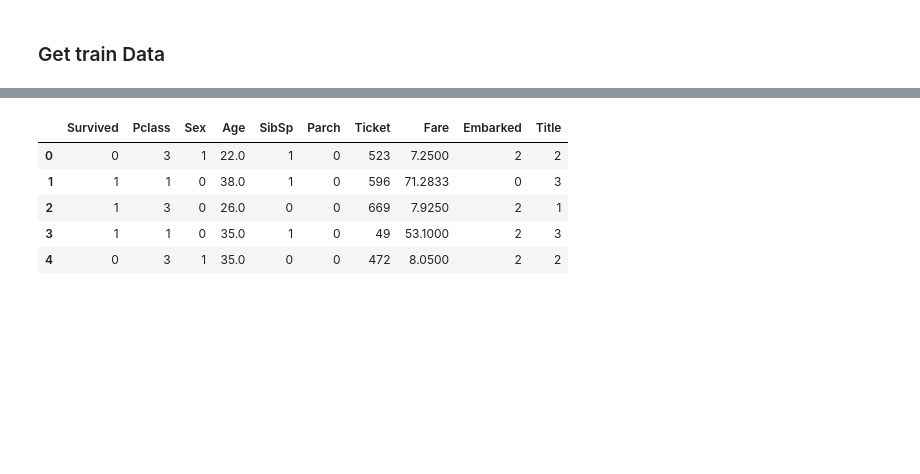
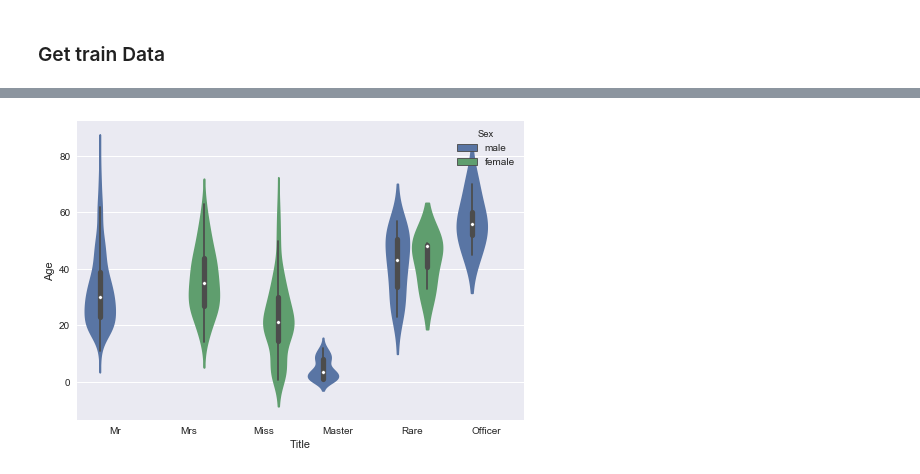
Before and after one commit to jo9k/Titanic, a Jupyter notebook: WorkingSchema.ipynb, the cells around one changed output, grey strips where cells are left out. Saved outputs shown, nothing was run; the diff lists cells and outputs as text; code cells hidden in the pictures; blank space fills up the shorter version.

```diff
--- a/WorkingSchema.ipynb
+++ b/WorkingSchema.ipynb
@@ -81,3 +73,8 @@ test_df = test_df.drop(['Cabin', 'Name'], axis=1)
+# %%
+sns.violinplot(x="Title", y="Age", hue="Sex", data=train_df);
+plt.show()
+# %% [output]
+[figure, added]
 # %%
 #perform imputation!
 #imputation of age with imputer
@@ -92,12 +89,3 @@ train_df['Embarked'] = train_df['Embarked'].fillna(freq_port)
 
 #impute missing Fare value
 test_df['Fare'].fillna(test_df['Fare'].dropna().median(), inplace=True)
-# %%
-train_df.head()
-# %% [output]
-|  | Survived | Pclass | Sex | Age | SibSp | Parch | Ticket | Fare | Embarked | Title |
-| 0 | 0 | 3 | 1 | 22.0 | 1 | 0 | 523 | 7.2500 | 2 | 2 |
-| 1 | 1 | 1 | 0 | 38.0 | 1 | 0 | 596 | 71.2833 | 0 | 3 |
-| 2 | 1 | 3 | 0 | 26.0 | 0 | 0 | 669 | 7.9250 | 2 | 1 |
-| 3 | 1 | 1 | 0 | 35.0 | 1 | 0 | 49 | 53.1000 | 2 | 3 |
-| 4 | 0 | 3 | 1 | 35.0 | 0 | 0 | 472 | 8.0500 | 2 | 2 |
```
Also changed, not shown: parts of 14 cells of this notebook, 2 other files.
